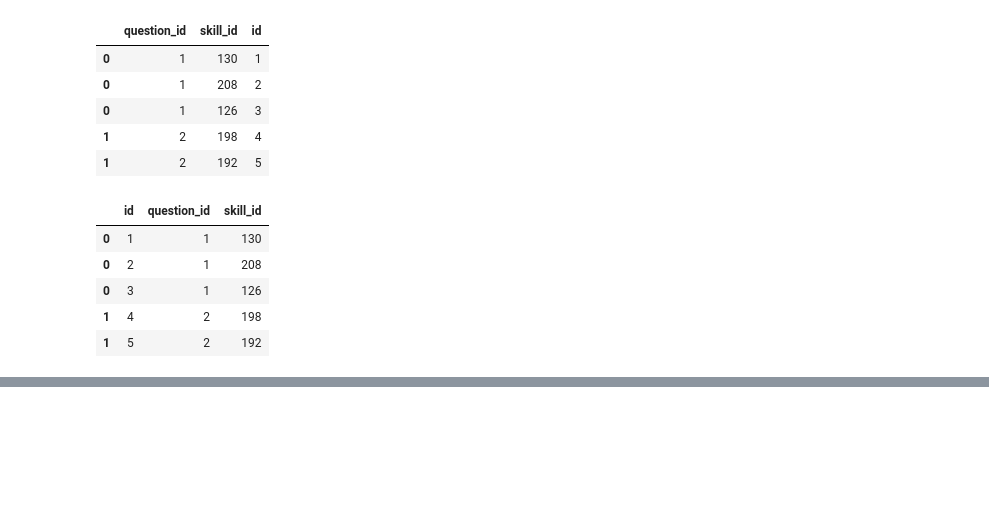
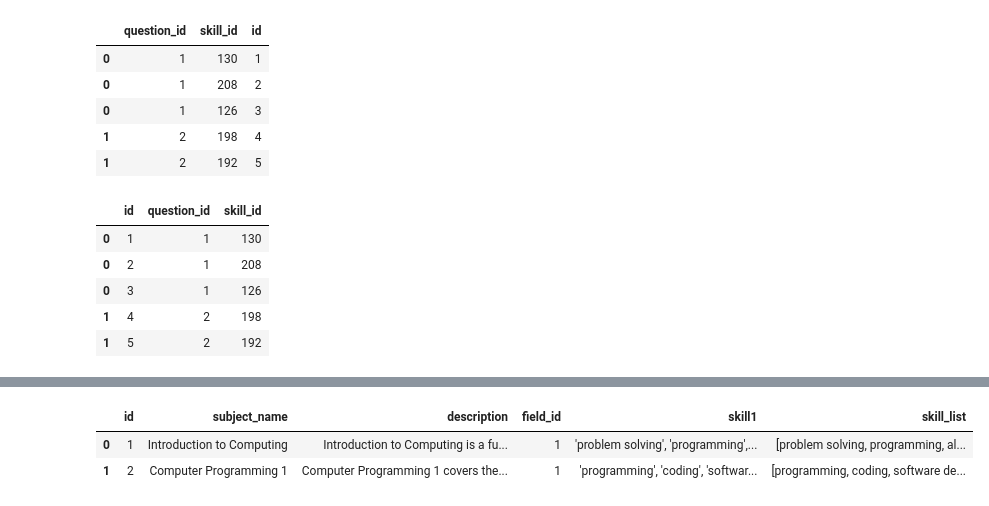
Before and after one commit to ron-ligsay/course-u, a Jupyter notebook: course_u/src/notebooks/test_skills.ipynb, the cells around one changed output, grey strips where cells are left out. Cells and saved outputs as stored; diff of their text form; code cells hidden in the pictures; blank space fills up the shorter version.

```diff
--- a/course_u/src/notebooks/test_skills.ipynb
+++ b/course_u/src/notebooks/test_skills.ipynb
@@ -432,0 +497,8 @@ df.to_csv('../../static/csv/assessment_test_skills.csv', index=False)
+# %%
+# used ast to convert string to list
+subject_field['skill_list'] = subject_field['skill_list'].apply(ast.literal_eval)
+subject_field.head(2)
+# %% [output]
+|  | id | subject_name | description | field_id | skill1 | skill_list |
+| 0 | 1 | Introduction to Computing | Introduction to Computing is a fu... | 1 | 'problem solving', 'programming',... | [problem solving, programming, al... |
+| 1 | 2 | Computer Programming 1 | Computer Programming 1 covers the... | 1 | 'programming', 'coding', 'softwar... | [programming, coding, software de... |
```
Also changed, not shown: parts of 32 cells of this notebook.
